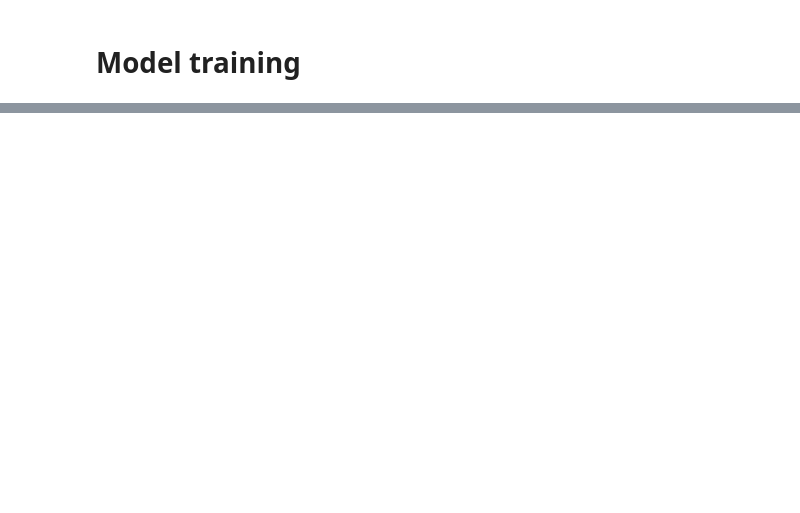
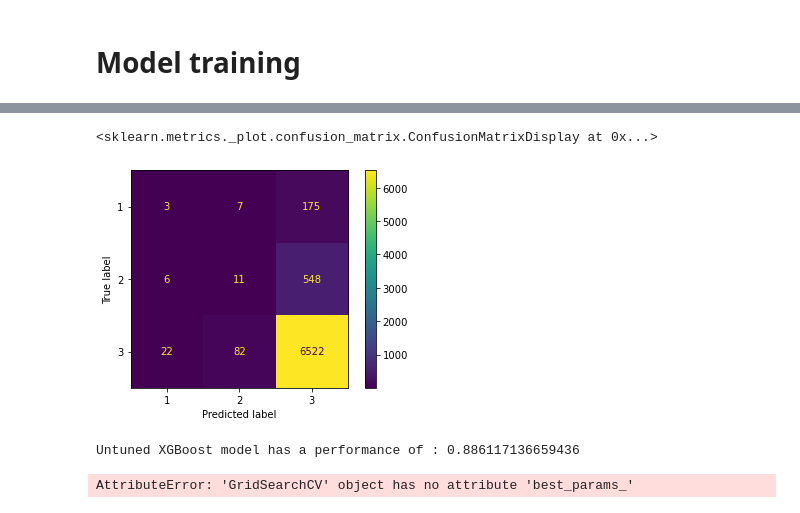
Before and after one commit to clarissarjtai/NYC-Restaurant-Sanitation-Level-Prediction, a Jupyter notebook: model_training.ipynb, the cells around one changed output, grey strips where cells are left out. Cells and saved outputs as stored; diff of their text form; code cells hidden in the pictures; blank space fills up the shorter version.

```diff
--- a/model_training.ipynb
+++ b/model_training.ipynb
@@ -40,2 +82,6 @@ data.head()
 # %%
 # resampling or other feature engineering techniques
+sm = SMOTE()
+dev_SMOTE = sm.fit_resample(dev_X, dev_Y)
+dev_SMOTE_X = dev_SMOTE[0]
+dev_SMOTE_Y = dev_SMOTE[1]
@@ -47,0 +88,9 @@ data.head()
+# %%
+# build model
+xg = XGBClassifier()
+xg.fit(dev_SMOTE_X, dev_SMOTE_Y)
+preds = xg.predict(test_X)
+xg_acc = accuracy_score(test_Y, preds)
+print("Accuracy from default XG Boost:", xg_acc)
+plot_confusion_matrix(xg, test_X, test_Y)
+# %% [output]
@@ -47,0 +99,20 @@ data.head()
+<sklearn.metrics._plot.confusion_matrix.ConfusionMatrixDisplay at 0x...>
+[figure, added]
+# %%
+# validation
+xg_boost_model = XGBClassifier(eval_metric='logloss')
+xg_boost_model.fit(dev_SMOTE_X, dev_SMOTE_Y)
+xg_bost_score = xg_boost_model.score(test_X, test_Y)
+print(f"Untuned XGBoost model has a performance of : {xg_bost_score}")
+
+xg_boost_grid_params = {'n_estimators': [100, 200, 300], 'learning_rate': [0.05, 0.1, 0.3], 'max_depth': [2, 4, 6]}
+
+xg_boost_rand = GridSearchCV(estimator = xg_boost_model, param_grid= xg_boost_grid_params, verbose=5, cv=5)
+# # Fit the random search model
+xg_boost_rand.fit(dev_SMOTE_X, dev_SMOTE_Y)
+
+print(f" The optimal XG Boost params were found to be {xg_boost_rand.best_params_}, with a validation score of {xg_boost_rand.best_score_}")
+plot_confusion_matrix(xg_boost_rand, test_X, test_Y)
+# %% [output]
+Untuned XGBoost model has a performance of : 0.886117136659436
+AttributeError: 'GridSearchCV' object has no attribute 'best_params_'
```
Also changed, not shown: parts of 10 cells of this notebook, 8 other files.
